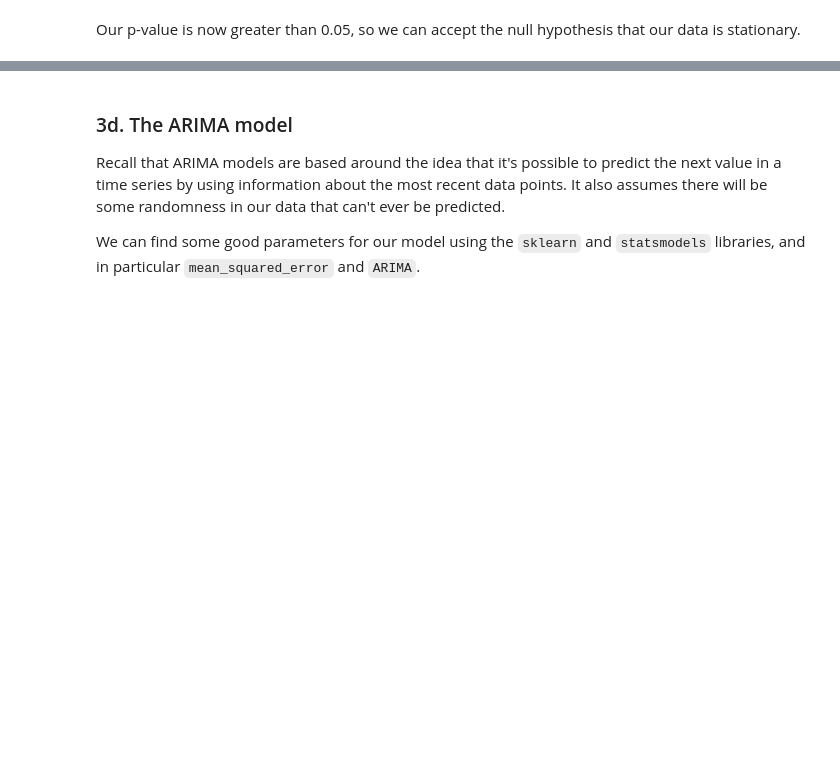
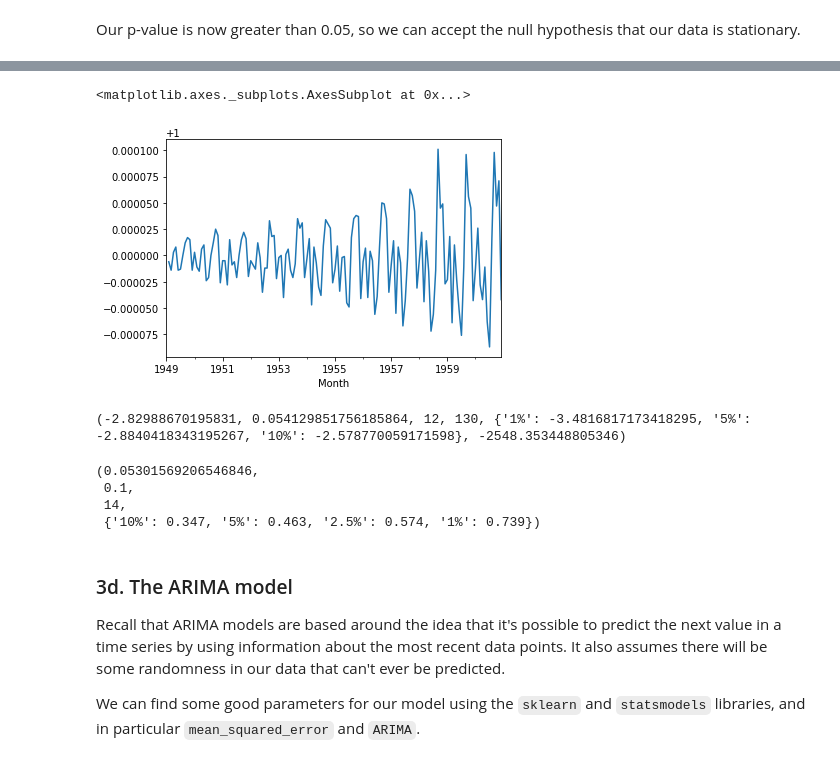
Before and after one commit to mehaksethi54/Project_Work, a Jupyter notebook: Cowboy Cigarettes Case Study - Tier 3.ipynb, the cells around one changed output, grey strips where cells are left out. Cells and saved outputs as stored; diff of their text form; code cells hidden in the pictures; blank space fills up the shorter version.

```diff
--- a/Cowboy Cigarettes Case Study - TSF.ipynb
+++ b/Cowboy Cigarettes Case Study - Tier 3.ipynb
@@ -324,3 +333,27 @@ Our p-value is now greater than 0.05, so we can accept the null hypothesis that
+# %%
+# Same issue with np.sqrt() as well. Method 3: Proportional change
+
+y_shift = y.shift(1)/y
+y_shift.plot()
+
+# The series is centered around 0, now it is de-trended!
+# %% [output]
+<matplotlib.axes._subplots.AxesSubplot at 0x...>
+[figure, added]
+# %%
+from statsmodels.tsa.stattools import adfuller
+
+res = adfuller(y_shift.dropna())
+print(res) #t-stat -2.84, it is stationary!
+# %% [output]
+(-2.82988670195831, 0.054129851756185864, 12, 130, {'1%': -3.4816817173418295, '5%': -2.8840418343195267, '10%': -2.578770059171598}, -2548.353448805346)
+# %%
+kpss(y_shift.dropna()) # p_value> 0.05, indicating stationarity!
+# %% [output]
+(0.05301569206546846,
+ 0.1,
+ 14,
+ {'10%': 0.347, '5%': 0.463, '2.5%': 0.574, '1%': 0.739})
 # %% [markdown]
 ### 3d. The ARIMA model
 
```
Also changed, not shown: parts of 3 cells of this notebook.
